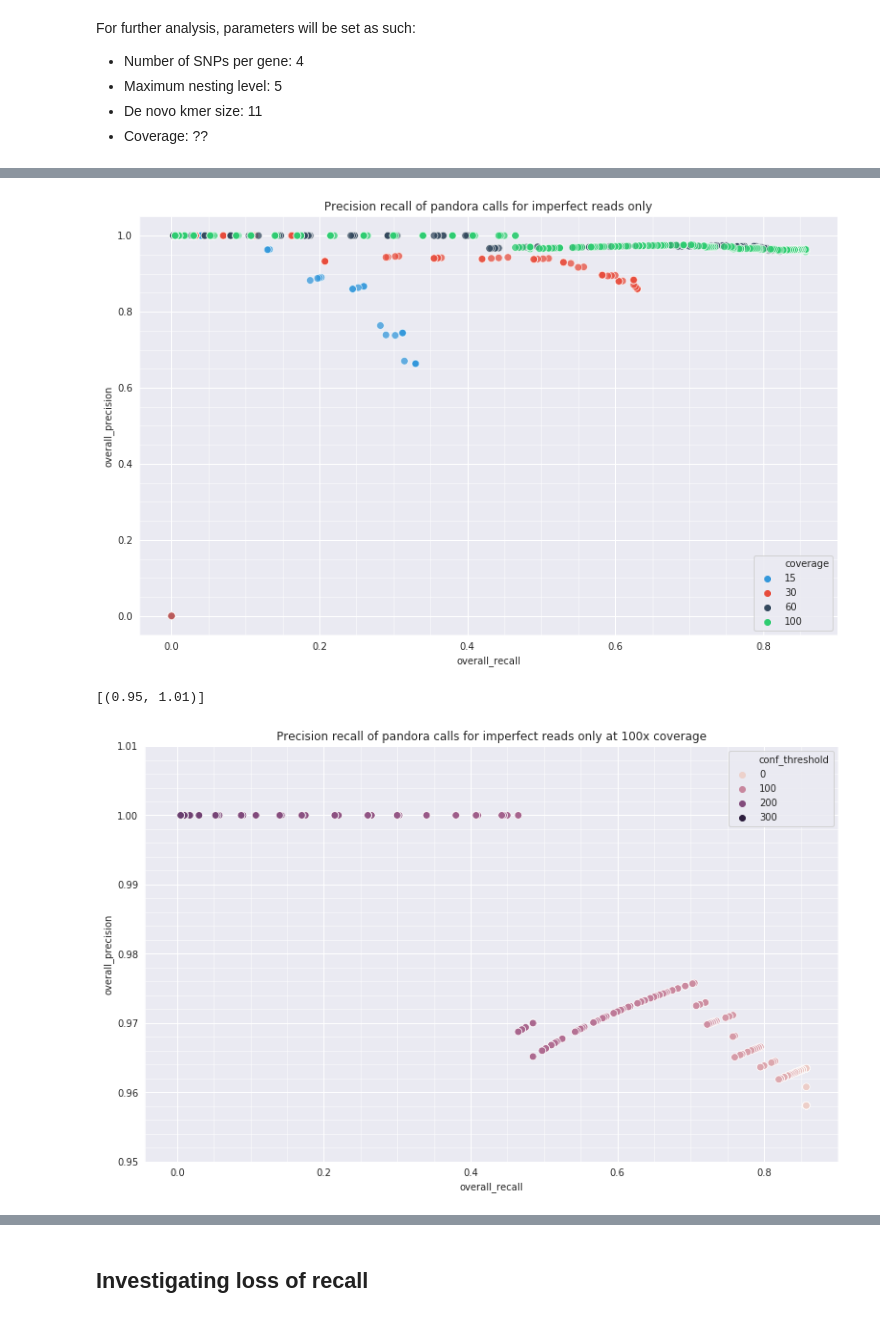
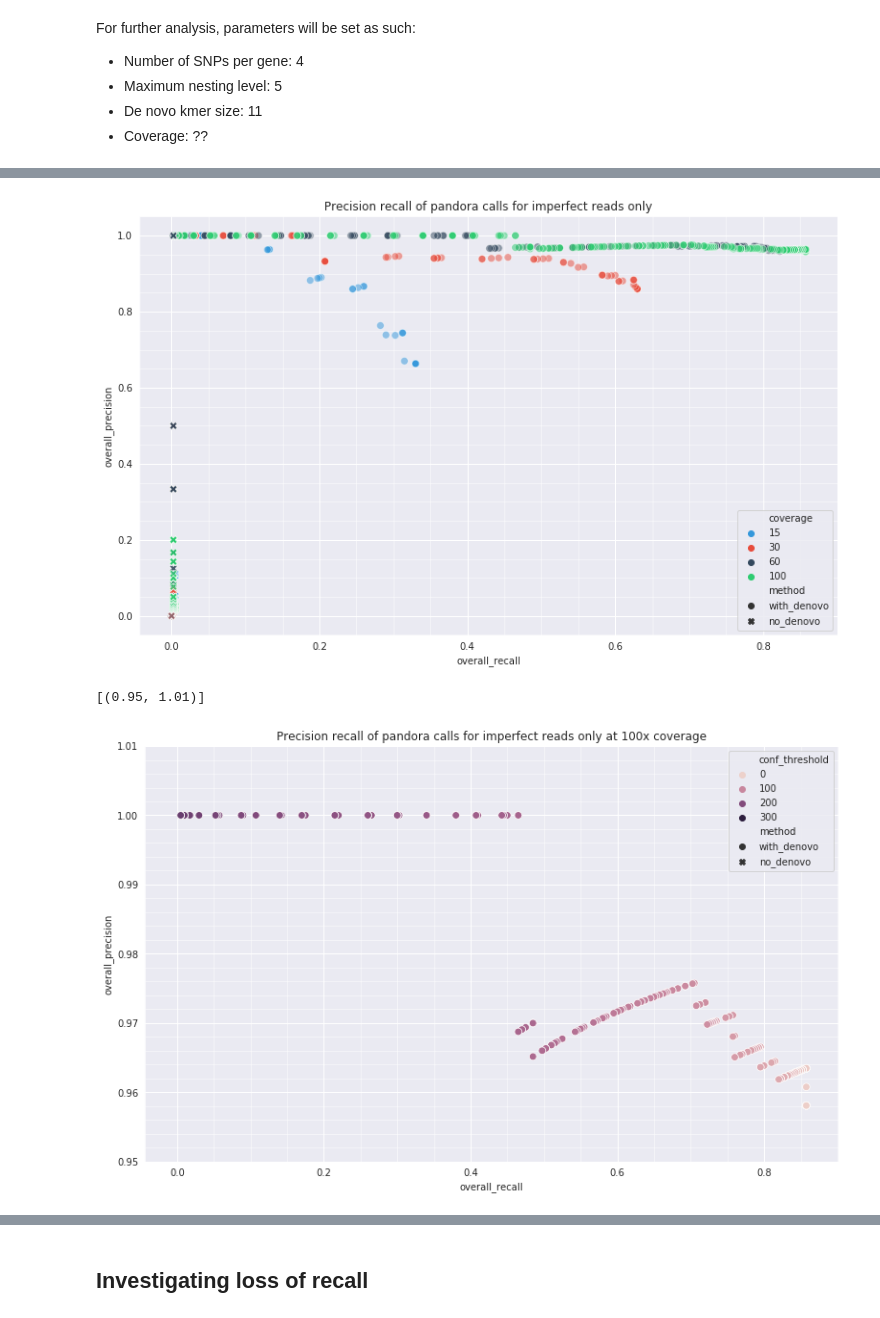
Before and after one commit to mbhall88/pandora_simulations, a Jupyter notebook: scripts/results.ipynb, the cells around one changed output, grey strips where cells are left out. Cells and saved outputs as stored; diff of their text form; code cells hidden in the pictures.

Commit message:
add no-denovo to result plots

```diff
--- a/scripts/results.ipynb
+++ b/scripts/results.ipynb
@@ -654,0 +657,2 @@ As with the precision-recall relationship *de novo* k-mer size has a fairly smal
+# %%
+results_no_denovo = [Result.from_json(p) for p in Path("../analysis/").rglob("*no_denovo/results.json")]
@@ -675,5 +703,6 @@ for conf_threshold in range(0, max_conf):
             r.read_quality == read_quality and
             r.num_snps == num_snps):
             results_dicts_conf.append(r.as_dict(conf_threshold=conf_threshold))
-df = pd.DataFrame(results_dicts_conf)
+df_with_denovo = pd.DataFrame(results_dicts_conf)
+df_with_denovo["method"] = "with_denovo"
 #df = conf_df.query("denovo_kmer_size==@denovo_kmer_size & num_snps==@num_snps & max_nesting==@max_nesting & read_quality==@read_quality")
@@ -688,0 +709,15 @@ GC00002115_2_pos255_entry0_CONF132.89
+# %%
+results_no_denovo_dicts_conf = []
+for conf_threshold in range(0, max_conf):
+    for r in results_no_denovo:
+        if (r.denovo_kmer_size == denovo_kmer_size and
+                r.max_nesting == max_nesting and
+                r.read_quality == read_quality and
+                r.num_snps == num_snps):
+            results_no_denovo_dicts_conf.append(r.as_dict(conf_threshold=conf_threshold))
+df_no_denovo = pd.DataFrame(results_no_denovo_dicts_conf)
+df_no_denovo["method"] = "no_denovo"
+# %%
+df = pd.concat([df_with_denovo, df_no_denovo])
+df = df.reset_index()
+df
@@ -689,20 +743,21 @@ GC00002115_2_pos255_entry0_CONF132.89
 # %%
 fig, ax = plt.subplots(figsize=FIGSIZE)
 plot = sns.scatterplot(x="overall_recall",
                        y="overall_precision",
                        data=df,
                        ax=ax,
-                       palette=CMAP, alpha=0.75,
+                       palette=CMAP, alpha=0.5,
                        hue="coverage",
+                       style="method",
                        legend="full",
                        s=POINT_SIZE)
 _ = plot.set(title="Precision recall of pandora calls for imperfect reads only")
 ax.get_xaxis().set_minor_locator(mpl.ticker.AutoMinorLocator())
 ax.get_yaxis().set_minor_locator(mpl.ticker.AutoMinorLocator())
 ax.grid(b=True, which='major', color='w', linewidth=1.0)
 ax.grid(b=True, which='minor', color='w', linewidth=0.5)
 # %% [output]
-[figure, old version]
+[figure, new version]
 # %%
 zam_df = df[df["coverage"] == 100]
 fig, ax = plt.subplots(figsize=FIGSIZE)
@@ -710,6 +765,7 @@ plot = sns.scatterplot(x="overall_recall",
                        y="overall_precision",
                        data=zam_df,
                        ax=ax,
+                       style="method",
                        hue="conf_threshold",
                        s=POINT_SIZE)
 _ = plot.set(title="Precision recall of pandora calls for imperfect reads only at 100x coverage")
@@ -720,4 +776,4 @@ ax.grid(b=True, which='minor', color='w', linewidth=0.5)
 plot.set(ylim=(.95, 1.01))
 # %% [output]
 [(0.95, 1.01)]
-[figure, old version]
+[figure, new version]
```
Also changed, not shown: parts of 10 cells of this notebook.
